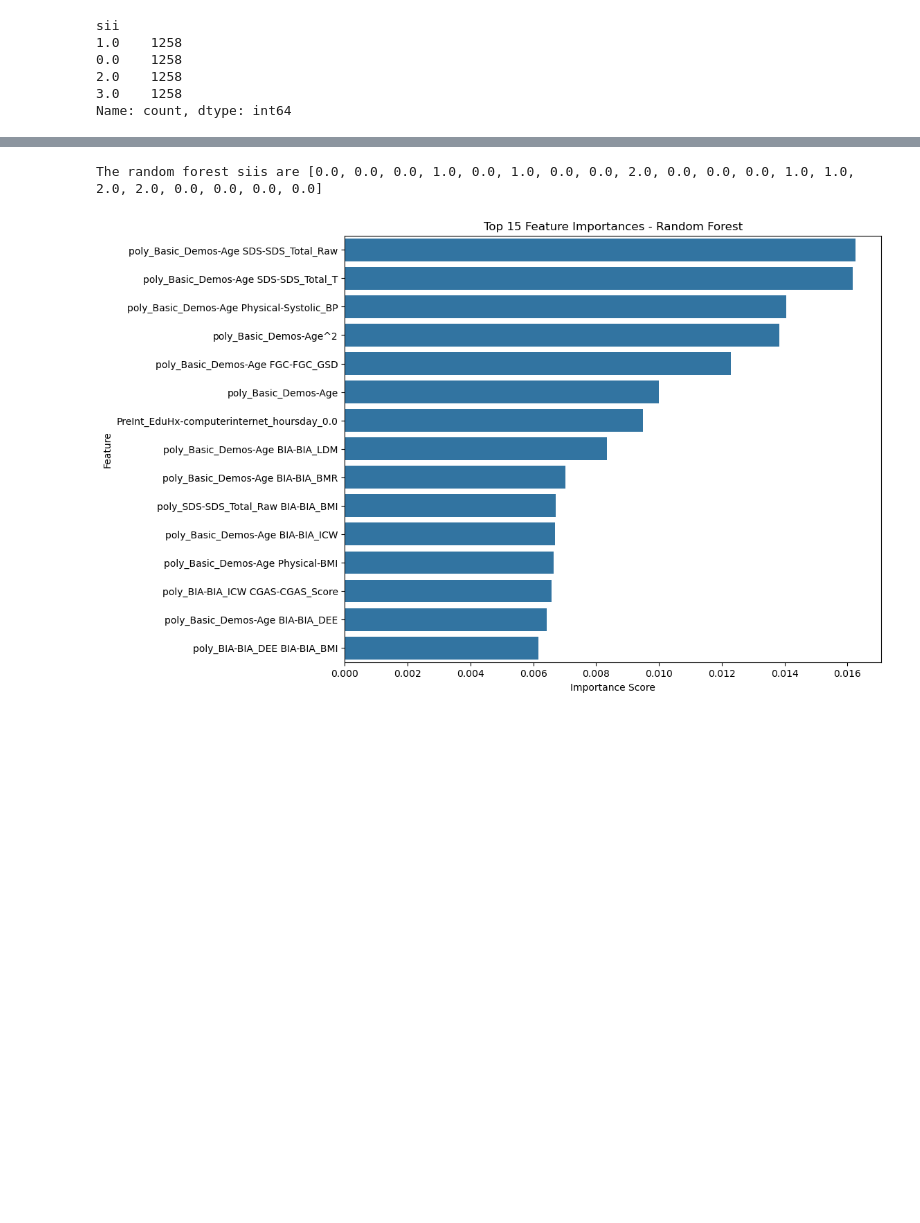
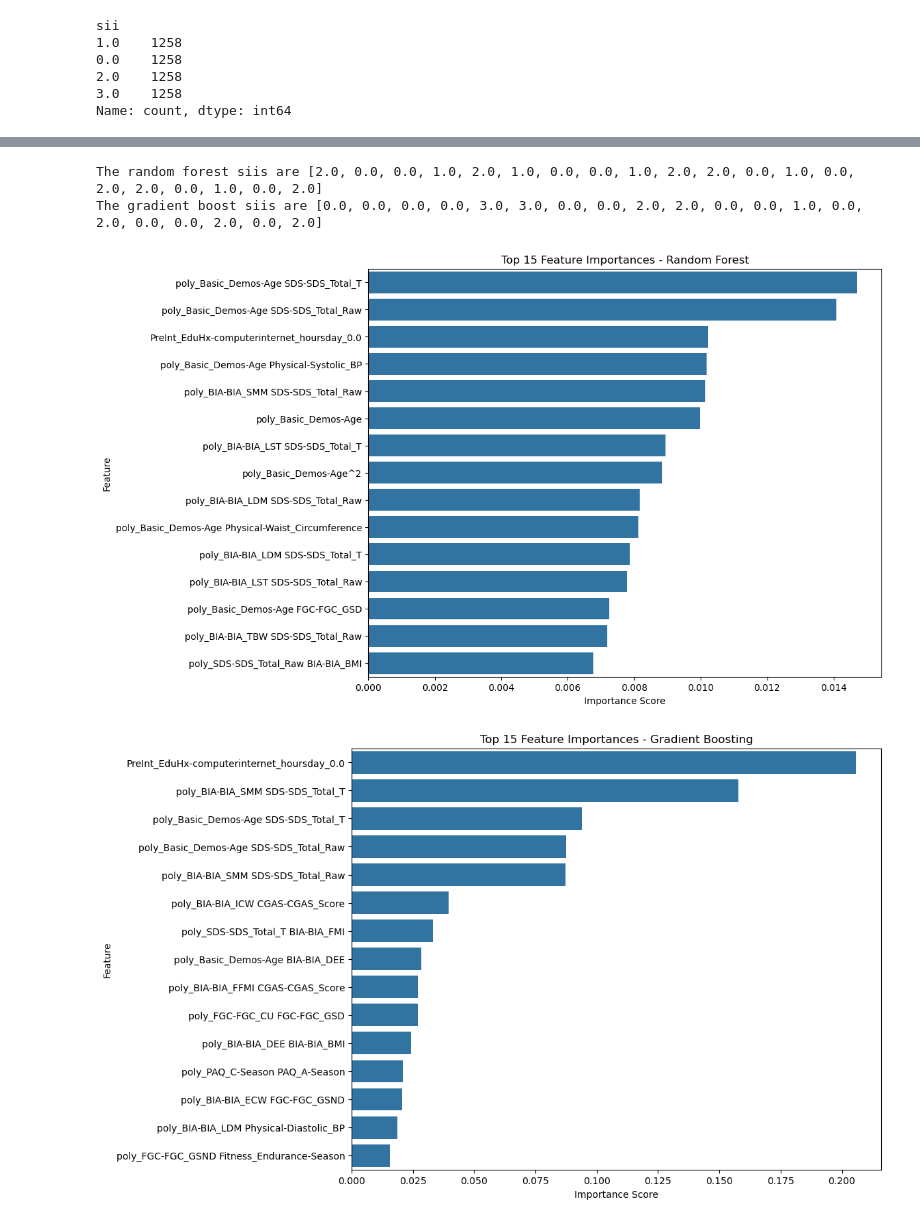
Before and after one commit to erica-landreth/datasci207_fa24_01_LMRSW, a Jupyter notebook: EDA/ASN_Modeling with test data and knn imputing EIL.ipynb, the cells around one changed output, grey strips where cells are left out. Drawn from its saved outputs; the diff is of its cells as text; code cells hidden in the pictures; blank space fills up the shorter version.

Commit message:
Latest tuning

```diff
--- a/EDA/ASN_Modeling with test data and knn imputing EIL.ipynb
+++ b/EDA/ASN_Modeling with test data and knn imputing EIL.ipynb
@@ -267,7 +278,7 @@ data.drop(to_dummies,axis=1,inplace=True)
 # Step 4: Feature Engineering
 # Add polynomial features to capture non-linear relationships
 poly = PolynomialFeatures(degree=2, include_bias=False)
-use_me = [col for col in high_corr_features if col not in to_dummies]
+use_me = [col for col in high_corr_features if col not in to_dummies and col in data.columns]
 poly_features = poly.fit_transform(data[use_me])
 poly_feature_names = [f'poly_{name}' for name in poly.get_feature_names_out(use_me)]
 poly_df = pd.DataFrame(poly_features, columns=poly_feature_names, index=data.index)
@@ -404,13 +376,10 @@ RandomForestClassifier(class_weight='balanced', max_depth=21,
+# %%
+# best model after hyperparameter tuning (from previous run: score = 0.838)
+rf_model_balanced = RandomForestClassifier(class_weight='balanced', max_depth=15,
+                       min_samples_split=6, n_estimators=300)
 # %%
-# Best model after hyperparameter tuning
-#rf_model_balanced = RandomForestClassifier(n_estimators=300, max_depth=30, min_samples_split=4, min_samples_leaf=1, random_state=42, class_weight='balanced')
-
-rf_model_balanced = rf_random.best_estimator_
-# rf_model_balanced = RandomForestClassifier(class_weight='balanced', max_depth=15,
-#                        min_samples_split=4)
-
 # Cross-validation for Random Forest
-rf_cv_scores = cross_val_score(rf_model_balanced, X_train_selected, y_train, cv=5, scoring='accuracy')
+rf_cv_scores = cross_val_score(rf_model_balanced, X_train, y_train, cv=5, scoring='accuracy')
 print("\nRandom Forest Cross-Validation Accuracy Scores:", rf_cv_scores)
 print("Random Forest Mean Cross-Validation Accuracy:", np.mean(rf_cv_scores))
 
@@ -523,0 +448,3 @@ weighted avg       0.55      0.57      0.56       548
+# %%
+# best model after hyperparameter tuning (from previous run)
+gb_model_balanced = GradientBoostingClassifier(n_estimators=4, learning_rate=0.2, max_depth=3, subsample=0.8, random_state=42)
@@ -524,53 +493,51 @@ weighted avg       0.55      0.57      0.56       548
 # %%
 # Make predictions on the test set
 rf_predictions = rf_model_balanced.predict(test_data[selected_features])
-# gb_predictions = gb_model_balanced.predict(test_data[selected_features])
+gb_predictions = gb_model_balanced.predict(test_data[selected_features])
 
 # Evaluate the models using the test set
 rf_siis = rf_predictions.tolist()
-# gb_siis = gb_predictions.tolist()
+gb_siis = gb_predictions.tolist()
 
 print(f"The random forest siis are {rf_siis}")
-# print(f"The gradient boost siis are {gb_siis}")
-
-#### Previous predictions
-#The random forest siis are [2.0, 0.0, 0.0, 1.0, 0.0, 1.0, 0.0, 0.0, 2.0, 0.0, 2.0, 0.0, 1.0, 1.0, 1.0, 2.0, 0.0, 0.0, 0.0, 1.0]
-#The gradient boost siis are [2.0, 0.0, 0.0, 1.0, 0.0, 1.0, 0.0, 1.0, 2.0, 0.0, 0.0, 0.0, 1.0, 0.0, 2.0, 2.0, 0.0, 0.0, 0.0, 1.0]
+print(f"The gradient boost siis are {gb_siis}")
 # %% [output]
-The random forest siis are [0.0, 0.0, 0.0, 1.0, 0.0, 1.0, 0.0, 0.0, 2.0, 0.0, 0.0, 0.0, 1.0, 1.0, 2.0, 2.0, 0.0, 0.0, 0.0, 0.0]
+The random forest siis are [2.0, 0.0, 0.0, 1.0, 2.0, 1.0, 0.0, 0.0, 1.0, 2.0, 2.0, 0.0, 1.0, 0.0, 2.0, 2.0, 0.0, 1.0, 0.0, 2.0]
+The gradient boost siis are [0.0, 0.0, 0.0, 0.0, 3.0, 3.0, 0.0, 0.0, 2.0, 2.0, 0.0, 0.0, 1.0, 0.0, 2.0, 0.0, 0.0, 2.0, 0.0, 2.0]
 # %%
 # Step 9: Feature Importance Visualization
 # Get feature importances from the trained Random Forest and Gradient Boosting models
 importances_rf = rf_model_balanced.feature_importances_
-# importances_gb = gb_model_balanced.feature_importances_
+importances_gb = gb_model_balanced.feature_importances_
 
 # Creating a DataFrame for feature importance
 feature_importance_df = pd.DataFrame({
     'Feature': selected_features,
     'RandomForest Importance': importances_rf,
-    # 'GradientBoosting Importance': importances_gb
+    'GradientBoosting Importance': importances_gb
 })
 
 # Sorting the features by importance for RandomForest
 feature_importance_df_sorted_rf = feature_importance_df.sort_values(by='RandomForest Importance', ascending=False)
 
 # Plotting feature importance for RandomForest
 plt.figure(figsize=(10, 8))
 sns.barplot(x='RandomForest Importance', y='Feature', data=feature_importance_df_sorted_rf.head(15))
 plt.title('Top 15 Feature Importances - Random Forest')
 plt.xlabel('Importance Score')
 plt.ylabel('Feature')
 plt.show()
 
-# # Sorting the features by importance for Gradient Boosting
-# feature_importance_df_sorted_gb = feature_importance_df.sort_values(by='GradientBoosting Importance', ascending=False)
+# Sorting the features by importance for Gradient Boosting
+feature_importance_df_sorted_gb = feature_importance_df.sort_values(by='GradientBoosting Importance', ascending=False)
 
-# # Plotting feature importance for Gradient Boosting
-# plt.figure(figsize=(10, 8))
-# sns.barplot(x='GradientBoosting Importance', y='Feature', data=feature_importance_df_sorted_gb.head(15))
-# plt.title('Top 15 Feature Importances - Gradient Boosting')
-# plt.xlabel('Importance Score')
-# plt.ylabel('Feature')
-# plt.show()
+# Plotting feature importance for Gradient Boosting
+plt.figure(figsize=(10, 8))
+sns.barplot(x='GradientBoosting Importance', y='Feature', data=feature_importance_df_sorted_gb.head(15))
+plt.title('Top 15 Feature Importances - Gradient Boosting')
+plt.xlabel('Importance Score')
+plt.ylabel('Feature')
+plt.show()
 # %% [output]
-[figure, old version]
+[figure, new version]
+[figure, added]
```
Also changed, not shown: parts of 11 cells of this notebook, 1 other file.
